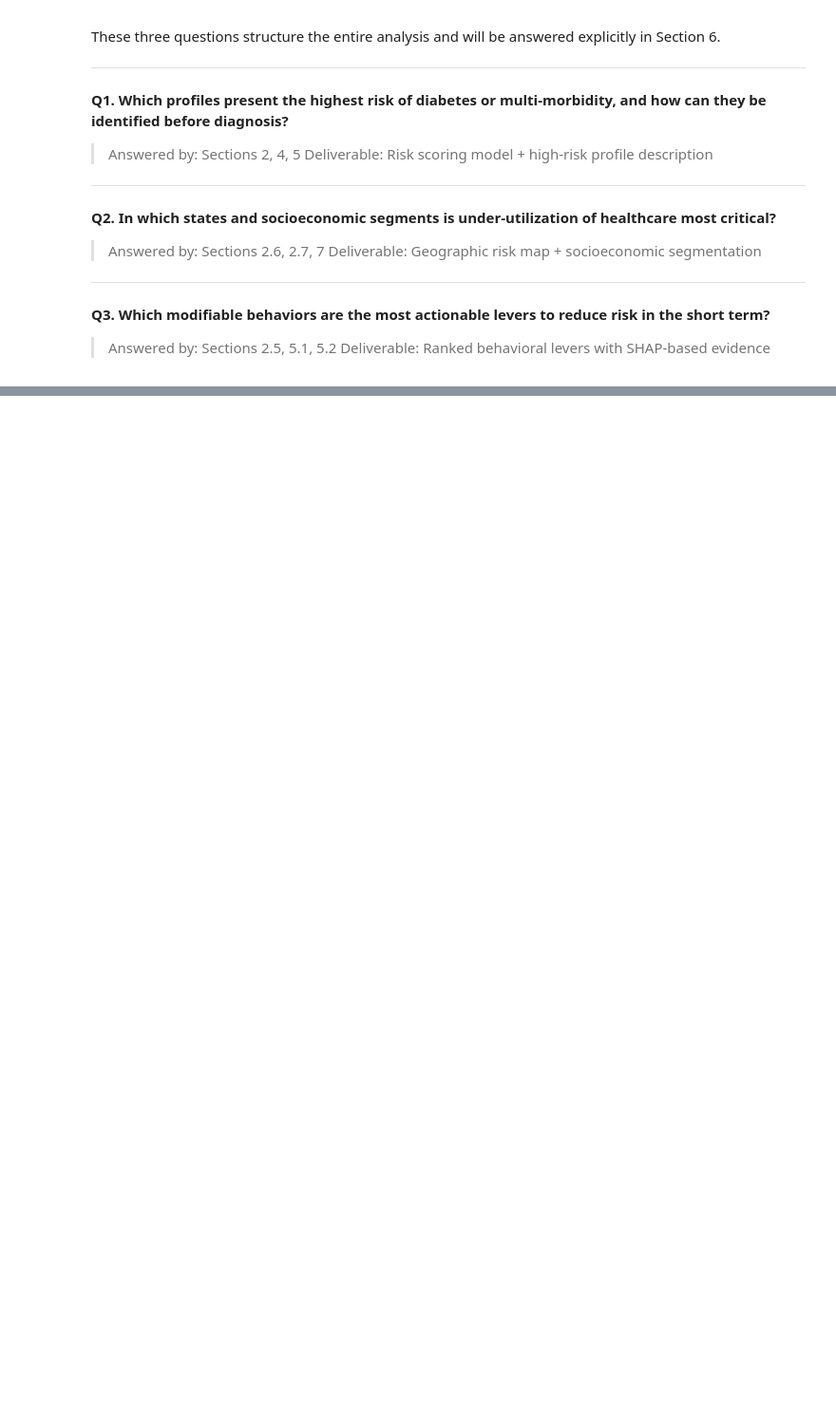
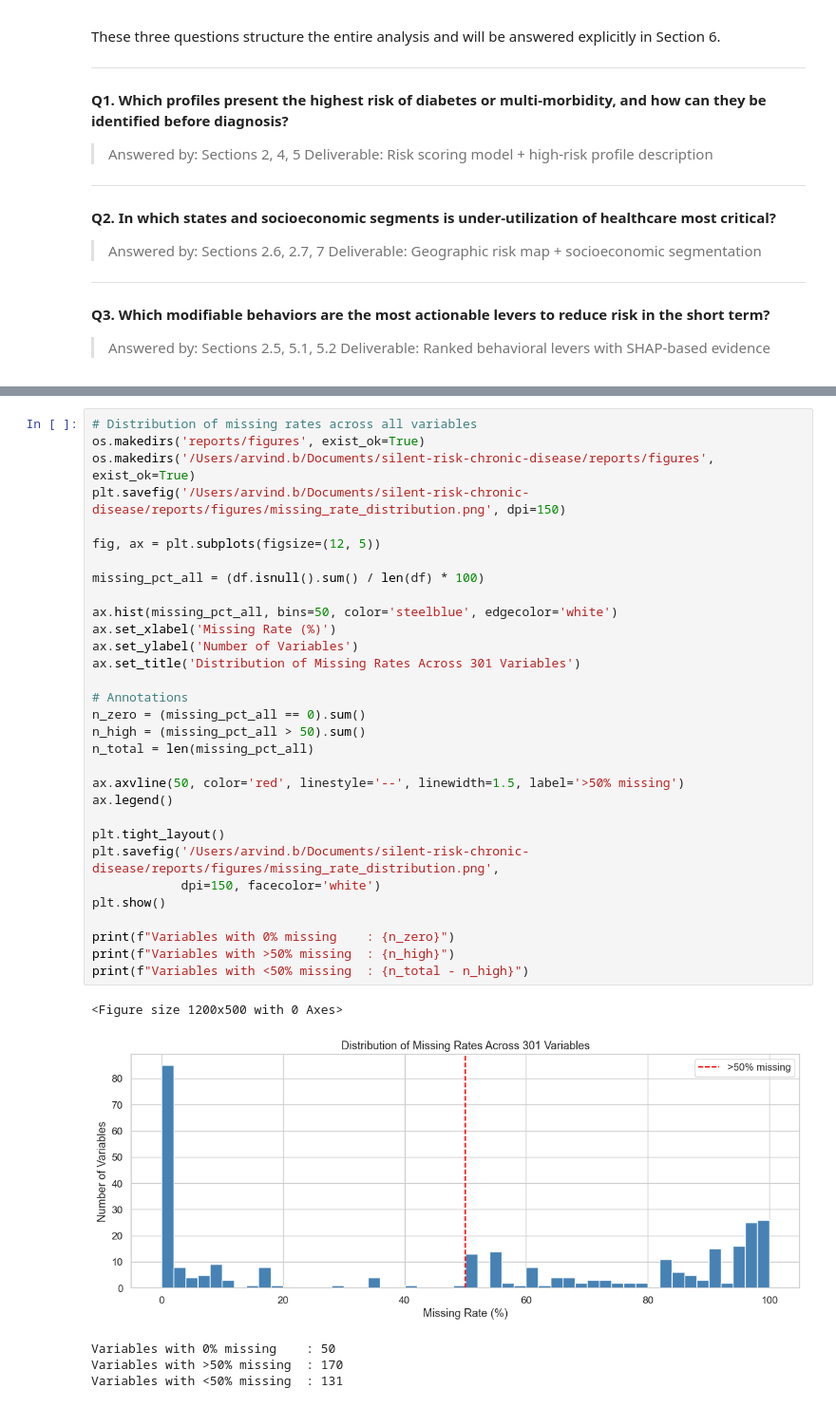
Before and after one commit to ArvindB75/silent-risk-chronic-disease, a Jupyter notebook: notebooks/silent_risk_brfss_2024.ipynb, the cells around one changed output, grey strips where cells are left out. Shown at 95% size. Drawn from its saved outputs; the diff is of its cells as text; blank space fills up the shorter version.

Commit message:
Section 2.1 and 2.2 — dataset audit and target variable analysis

```diff
--- a/notebooks/silent_risk_brfss_2024.ipynb
+++ b/notebooks/silent_risk_brfss_2024.ipynb
@@ -177,0 +234,37 @@ These three questions structure the entire analysis and will be answered explici
+# %%
+# Distribution of missing rates across all variables
+os.makedirs('reports/figures', exist_ok=True)
+os.makedirs('/Users/arvind.b/Documents/silent-risk-chronic-disease/reports/figures', exist_ok=True)
+plt.savefig('/Users/arvind.b/Documents/silent-risk-chronic-disease/reports/figures/missing_rate_distribution.png', dpi=150)
+
+fig, ax = plt.subplots(figsize=(12, 5))
+
+missing_pct_all = (df.isnull().sum() / len(df) * 100)
+
+ax.hist(missing_pct_all, bins=50, color='steelblue', edgecolor='white')
+ax.set_xlabel('Missing Rate (%)')
+ax.set_ylabel('Number of Variables')
+ax.set_title('Distribution of Missing Rates Across 301 Variables')
+
+# Annotations
+n_zero = (missing_pct_all == 0).sum()
+n_high = (missing_pct_all > 50).sum()
+n_total = len(missing_pct_all)
+
+ax.axvline(50, color='red', linestyle='--', linewidth=1.5, label='>50% missing')
+ax.legend()
+
+plt.tight_layout()
+plt.savefig('/Users/arvind.b/Documents/silent-risk-chronic-disease/reports/figures/missing_rate_distribution.png',
+            dpi=150, facecolor='white')
+plt.show()
+
+print(f"Variables with 0% missing    : {n_zero}")
+print(f"Variables with >50% missing  : {n_high}")
+print(f"Variables with <50% missing  : {n_total - n_high}")
+# %% [output]
+<Figure size 1200x500 with 0 Axes>
+[figure, added]
+Variables with 0% missing    : 50
+Variables with >50% missing  : 170
+Variables with <50% missing  : 131
```
Also changed, not shown: parts of 8 cells of this notebook, 1 other file.
